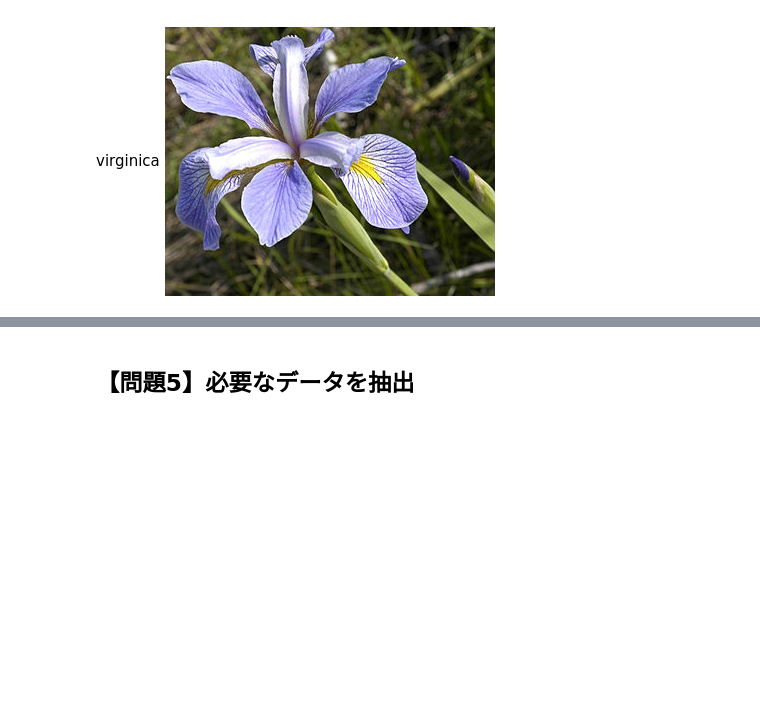
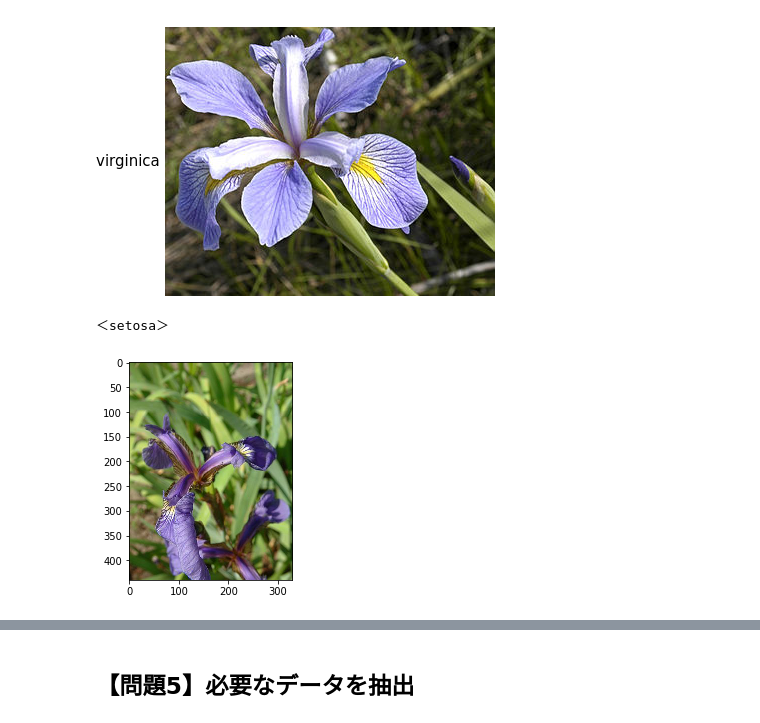
Before and after one commit to takatoshi-ii/diveintocode-ml, a Jupyter notebook: week3/Week3授業前課題1.ipynb, the cells around one changed output, grey strips where cells are left out. Saved outputs shown, nothing was run; the diff lists cells and outputs as text; code cells hidden in the pictures; blank space fills up the shorter version.

```diff
--- a/week3/Week3授業前課題1.ipynb
+++ b/week3/Week3授業前課題1.ipynb
@@ -210,3 +210,12 @@ virgiclor
 
 virginica
 ![330px-Iris_virginica.jpg](attachment:330px-Iris_virginica.jpg)
+# %%
+import matplotlib.image as mpimg
+
+img_setosa = mpimg.imread("./Iris_setosa.jpg")
+print("＜setosa＞")
+imgplot = plt.imshow(img_setosa)
+# %% [output]
+＜setosa＞
+[figure, added]
```
Also changed, not shown: parts of 2 cells of this notebook.
